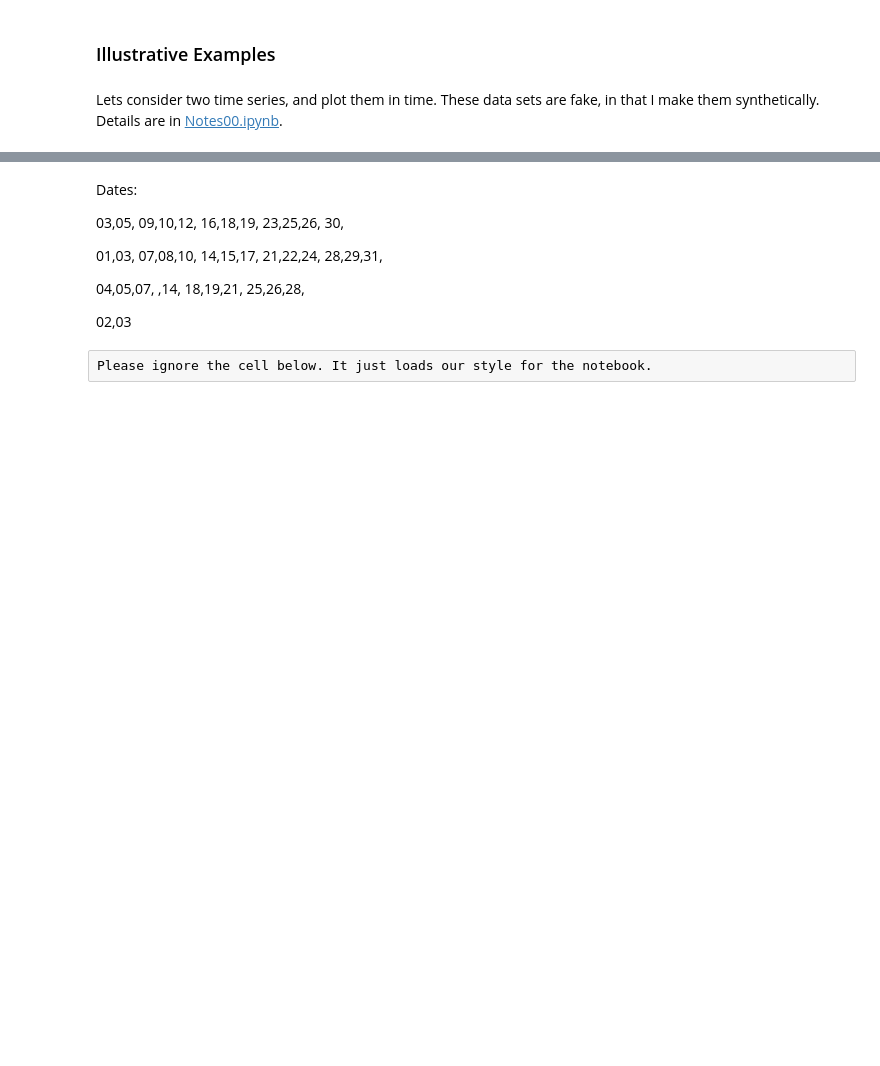
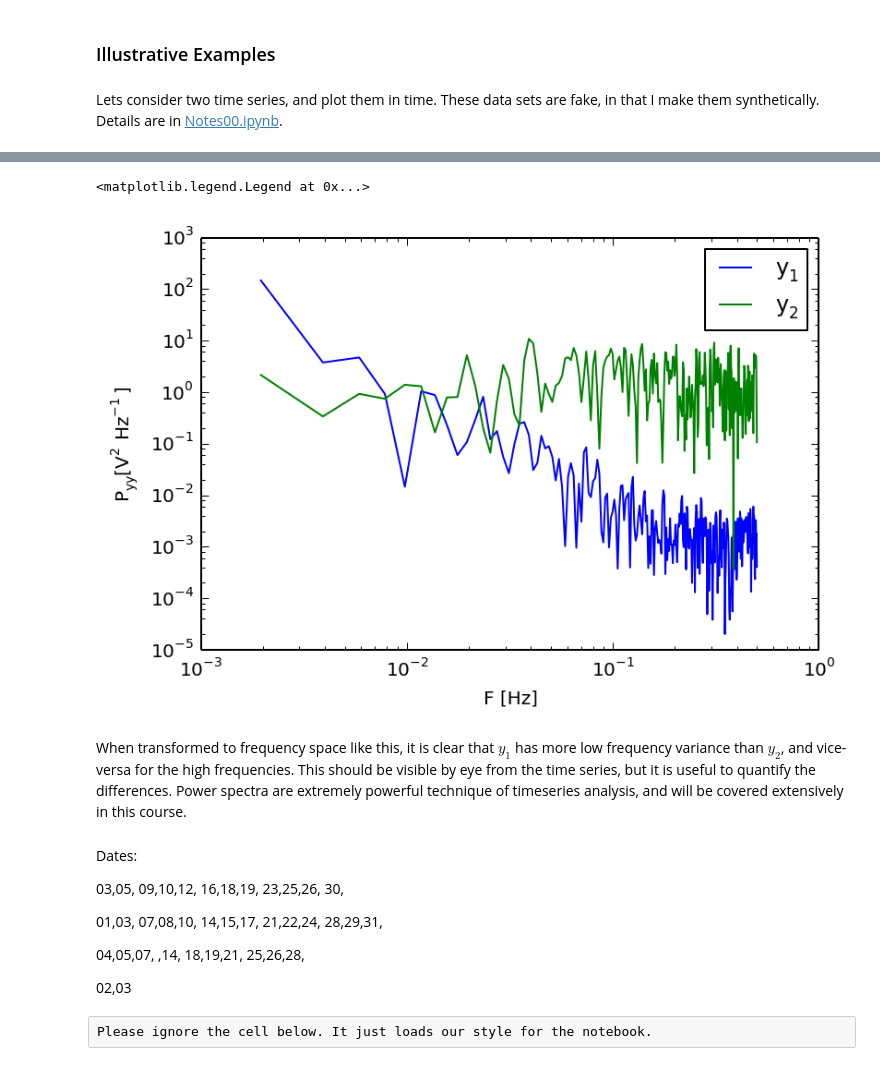
Before and after one commit to jklymak/Phy411, a Jupyter notebook: lectures/Lecture-00-Intro-Python.ipynb, the cells around one changed output, grey strips where cells are left out. Cells and saved outputs as stored; diff of their text form; code cells hidden in the pictures; blank space fills up the shorter version.

```diff
--- a/lectures/Lecture-00-Intro-Python.ipynb
+++ b/lectures/Lecture-00-Intro-Python.ipynb
@@ -45,3 +89,19 @@ Note that the two time series are qualitatively qutie different
+# %%
+import matplotlib.mlab as mlab
+
+pxx1,f=mlab.psd(y1,Fs=1.,NFFT=512)
+pxx2,f=mlab.psd(y2,Fs=1.,NFFT=512)
+fig,ax=subplots(1)
+ax.loglog(f,pxx1,label='$y_1$')
+ax.loglog(f,pxx2,label='$y_2$')
+ax.set_xlabel('F [Hz]')
+ax.set_ylabel('$P_{yy} [V^2 Hz^{-1}]$')
+ax.legend()
+# %% [output]
+<matplotlib.legend.Legend at 0x...>
+[figure, added]
+# %% [markdown]
+When transformed to frequency space like this, it is clear that $y_1$ has more low frequency variance than $y_2$, and vice-versa for the high frequencies.  This should be visible by eye from the time series, but it is useful to quantify the differences.  Power spectra are extremely powerful technique of timeseries analysis, and will be covered extensively in this course.
 # %% [markdown]
 Dates:
 
```
Also changed, not shown: parts of 8 cells of this notebook.
